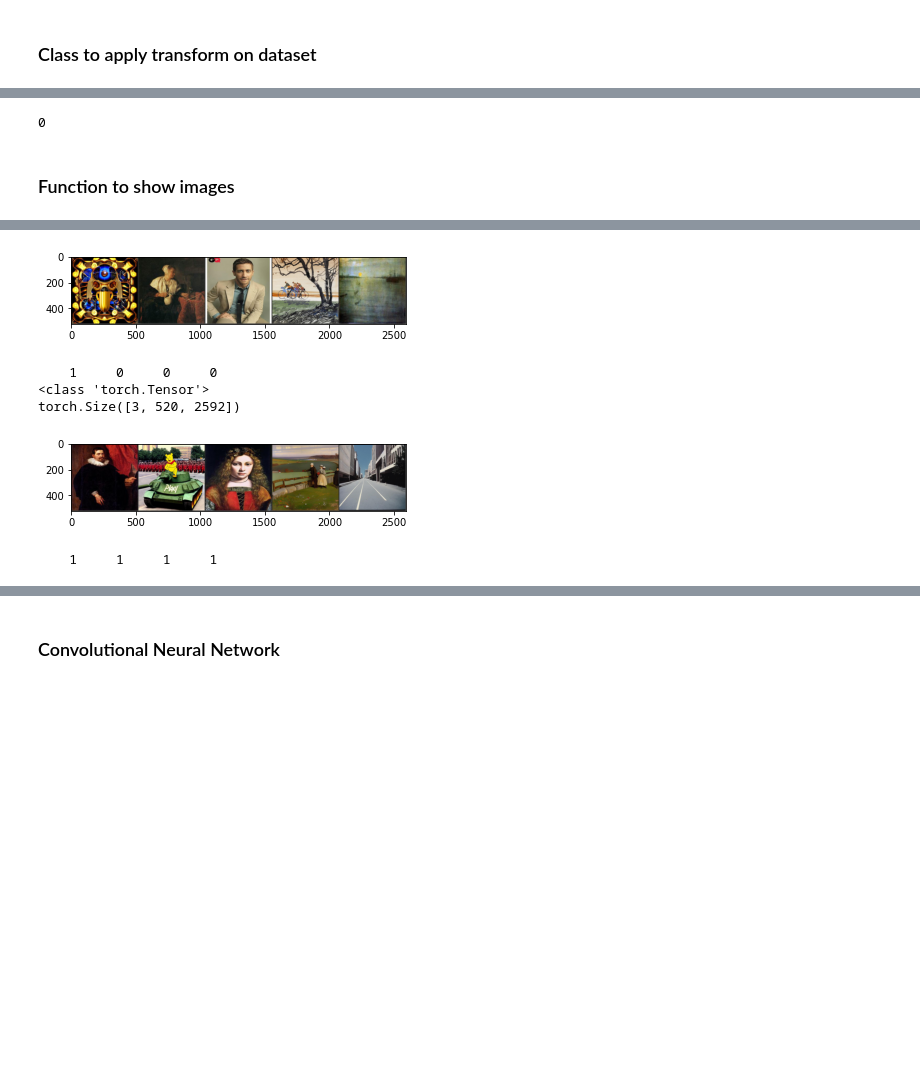
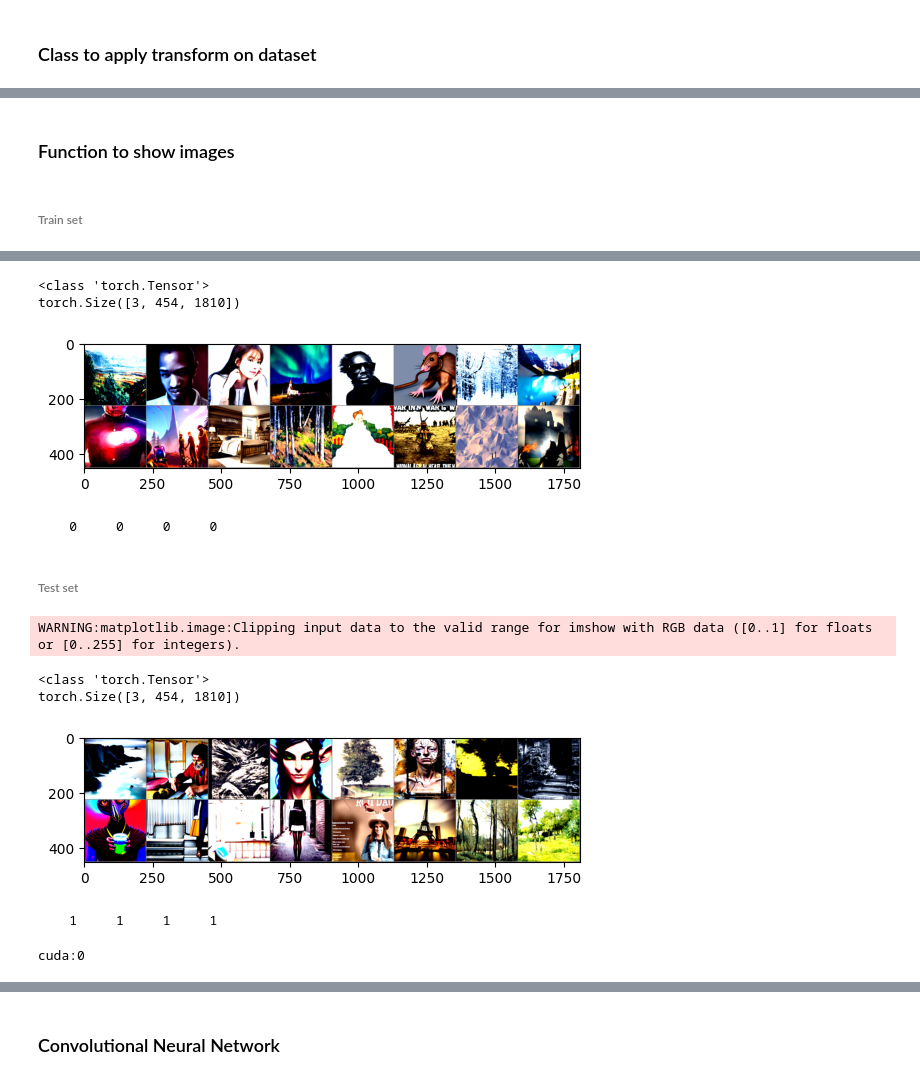
Before and after one commit to Cirediallo/Models, a Jupyter notebook: Copie_de_Coding_Challenge_for_Fatima_Fellowship_2023.ipynb, the cells around one changed output, grey strips where cells are left out. Cells and saved outputs as stored; diff of their text form; code cells hidden in the pictures; blank space fills up the shorter version.

```diff
--- a/Copie_de_Coding_Challenge_for_Fatima_Fellowship_2023.ipynb
+++ b/Copie_de_Coding_Challenge_for_Fatima_Fellowship_2023.ipynb
@@ -155,3 +164,34 @@ testset = AiornotDataset(dataset['test'], transform = transform)
 
 testloader = torch.utils.data.DataLoader(testset, batch_size = minibatchsize,
                                          shuffle=True, num_workers = 0)
+# %%
+from torch.utils.data.sampler import SubsetRandomSampler
+
+validation_split = .2
+shuffle_dataset = True
+random_seed= 42
+
+# Creating data indices for training and validation splits:
+trainset_validation = AiornotDataset(dataset['train'], transform = transform)
+dataset_size = len(trainset_validation)
+
+indices = list(range(dataset_size))
+split = int(np.floor(validation_split * dataset_size))
+print("split: ", split)
+if shuffle_dataset :
+    np.random.seed(random_seed)
+    np.random.shuffle(indices)
+train_indices, val_indices = indices[split:], indices[:split]
+
+print("length train: ", len(train_indices), "train indices: ", train_indices)
+print("length validation: ", len(val_indices), "validation indices: ", val_indices)
+
+# Creating PT data samplers and loaders:
+train_sampler = SubsetRandomSampler(train_indices)
+valid_sampler = SubsetRandomSampler(val_indices)
+
+trainloader = torch.utils.data.DataLoader(trainset_validation, batch_size=minibatchsize,
+                                          sampler = train_sampler, num_workers=0)
+
+validationloader = torch.utils.data.DataLoader(trainset_validation, batch_size=minibatchsize,
+                                          sampler = valid_sampler, num_workers=0)
@@ -176,10 +217,7 @@ testloader = torch.utils.data.DataLoader(testset, batch_size = minibatchsize,
-# %%
-torch.cuda.empty_cache()
-gc.collect()
-# %% [output]
-0
 # %% [markdown]
 ### Function to show images
+# %% [markdown]
+###### Train set
 # %%
 # functions to show an image
 def imshow(img, filename=''):
@@ -192,10 +230,12 @@ def imshow(img, filename=''):
     print(img.shape)
     plt.show()
 
+
+train_show = torch.utils.data.DataLoader(trainset_validation, batch_size=16,
+                                          shuffle=True, num_workers=0)
 # get some random training images
-dataiter = iter(trainloader)
+dataiter = iter(train_show)
 
-#images, labels = dataiter.next()
 images, labels = next(dataiter)
 
 
@@ -209,9 +248,15 @@ torch.Size([3, 520, 2592])
+<class 'torch.Tensor'>
+torch.Size([3, 454, 1810])
-[figure, old version]
+[figure, new version]
+    0     0     0     0
+# %% [markdown]
+###### Test set
 # %%
-# get some random test images
-dataiter = iter(testloader)
+test_show = torch.utils.data.DataLoader(testset, batch_size=16,
+                                          shuffle=True, num_workers=0)
+# get some random training images
+dataiter = iter(test_show)
 
-#images, labels = dataiter.next()
 images, labels = next(dataiter)
 
 
@@ -220,8 +265,14 @@ imshow(torchvision.utils.make_grid(images))
 # print labels
 print(' '.join('%5s' % classes[labels[j]] for j in range(4)))
 # %% [output]
-    1     0     0     0
-<class 'torch.Tensor'>
-torch.Size([3, 520, 2592])
+WARNING:matplotlib.image:Clipping input data to the valid range for imshow with RGB data ([0..1] for floats or [0..255] for integers).
+<class 'torch.Tensor'>
+torch.Size([3, 454, 1810])
-[figure, old version]
+[figure, new version]
-    1     1     1     1
+    1     1     1     1
+# %%
+#import torch
+device = torch.device("cuda:0" if torch.cuda.is_available() else "cpu")
+print(device)
+# %% [output]
+cuda:0
```
Also changed, not shown: parts of 27 cells of this notebook.
